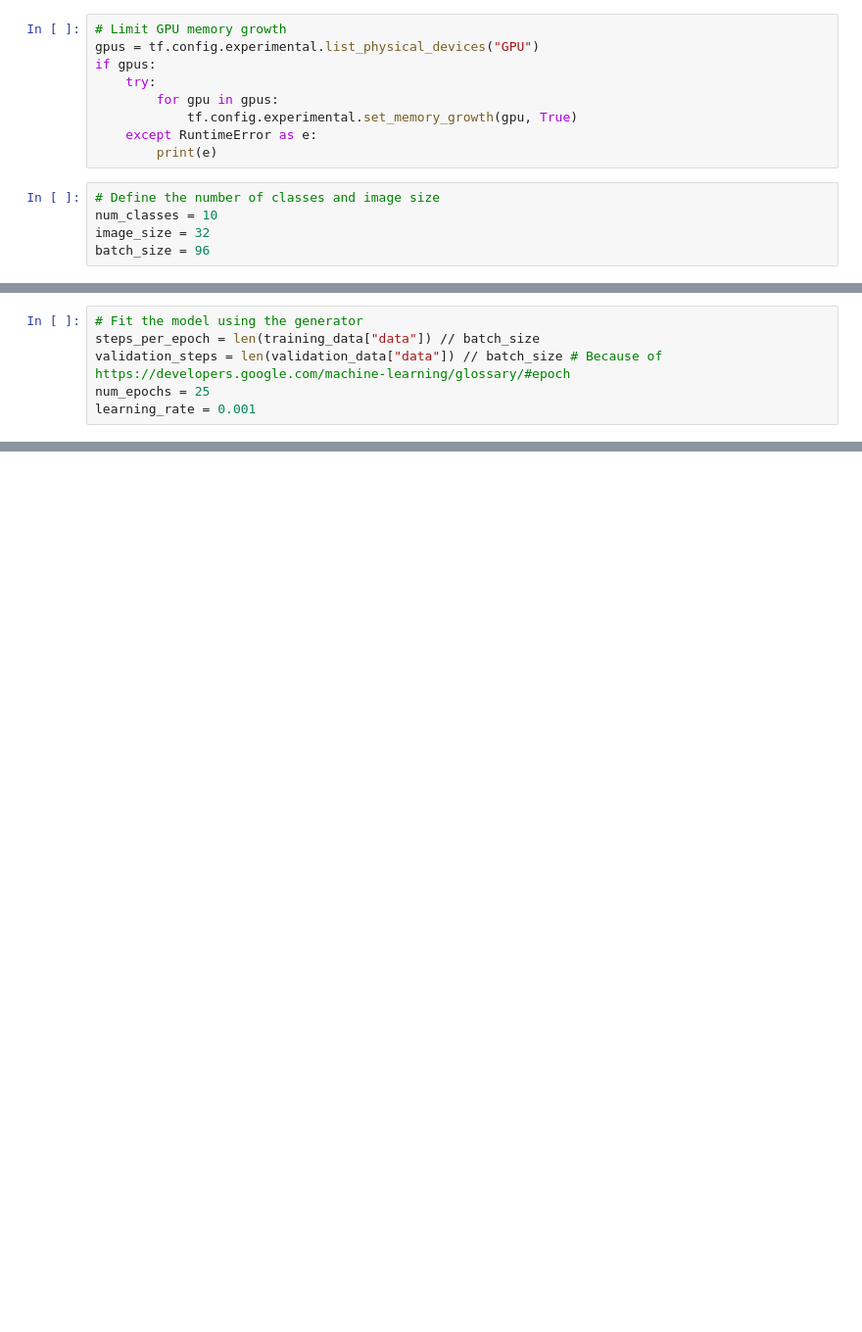
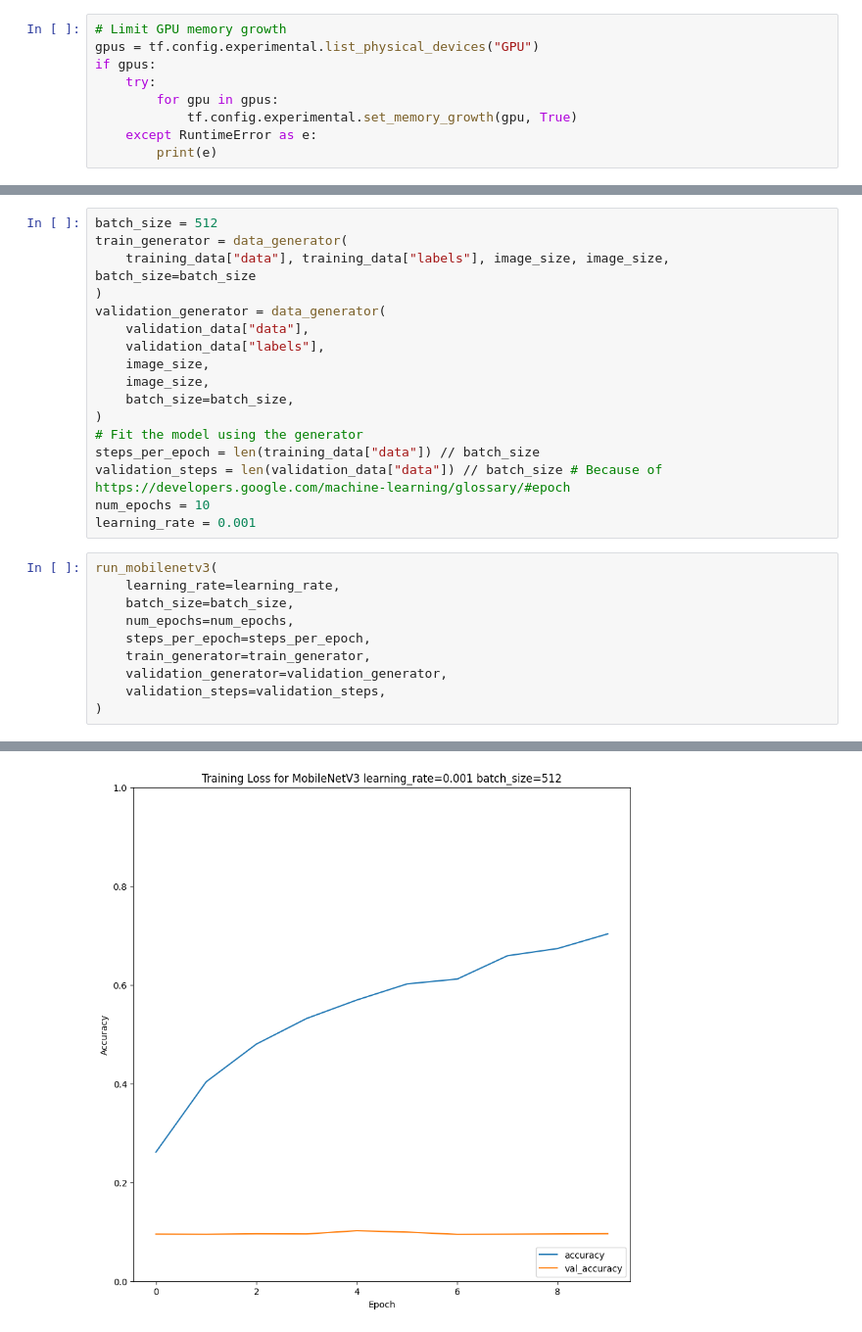
Before and after one commit to CHamilton0/COMP-SCI-7318-Deep-Learning-Fundametals, a Jupyter notebook: Assignment2/a2.ipynb, the cells around one changed output, grey strips where cells are left out. Shown at 98% size. Drawn from its saved outputs; the diff is of its cells as text; blank space fills up the shorter version.

Commit message:
running different tests on models

```diff
--- a/Assignment2/a2.ipynb
+++ b/Assignment2/a2.ipynb
@@ -39,8 +41,3 @@ if gpus:
             tf.config.experimental.set_memory_growth(gpu, True)
     except RuntimeError as e:
         print(e)
-# %%
-# Define the number of classes and image size
-num_classes = 10
-image_size = 32
-batch_size = 96
@@ -58,6 +43,0 @@ validation_generator = data_generator(
-# %%
-# Fit the model using the generator
-steps_per_epoch = len(training_data["data"]) // batch_size
-validation_steps = len(validation_data["data"]) // batch_size # Because of https://developers.google.com/machine-learning/glossary/#epoch
-num_epochs = 25
-learning_rate = 0.001
@@ -322,0 +178,28 @@ Epoch 25/25
+# %%
+batch_size = 512
+train_generator = data_generator(
+    training_data["data"], training_data["labels"], image_size, image_size, batch_size=batch_size
+)
+validation_generator = data_generator(
+    validation_data["data"],
+    validation_data["labels"],
+    image_size,
+    image_size,
+    batch_size=batch_size,
+)
+# Fit the model using the generator
+steps_per_epoch = len(training_data["data"]) // batch_size
+validation_steps = len(validation_data["data"]) // batch_size # Because of https://developers.google.com/machine-learning/glossary/#epoch
+num_epochs = 10
+learning_rate = 0.001
+# %%
+run_mobilenetv3(
+    learning_rate=learning_rate,
+    batch_size=batch_size,
+    num_epochs=num_epochs,
+    steps_per_epoch=steps_per_epoch,
+    train_generator=train_generator,
+    validation_generator=validation_generator,
+    validation_steps=validation_steps,
+)
+# %% [output]
@@ -322,0 +226 @@ Epoch 25/25
+[figure, added]
```
Also changed, not shown: parts of 45 cells of this notebook, 5 other files.
